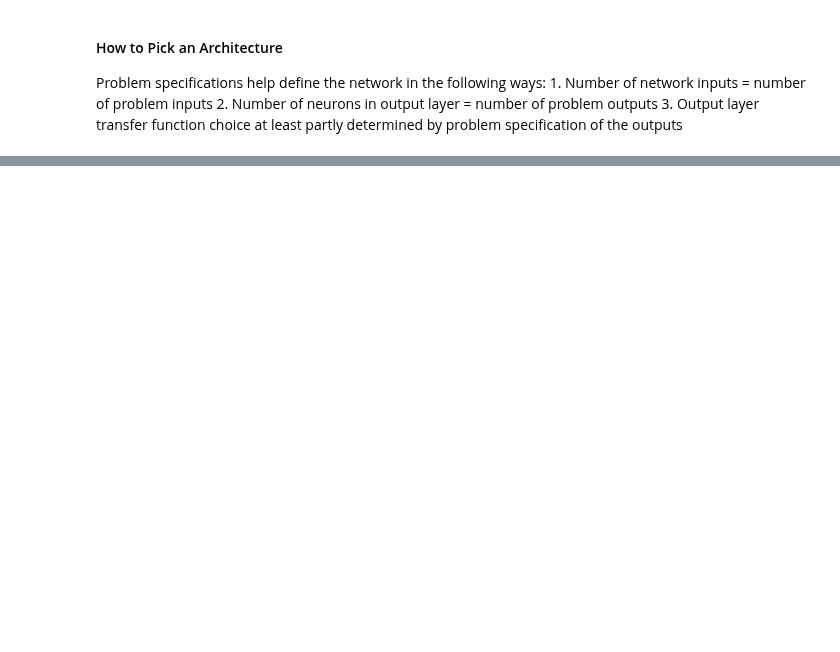
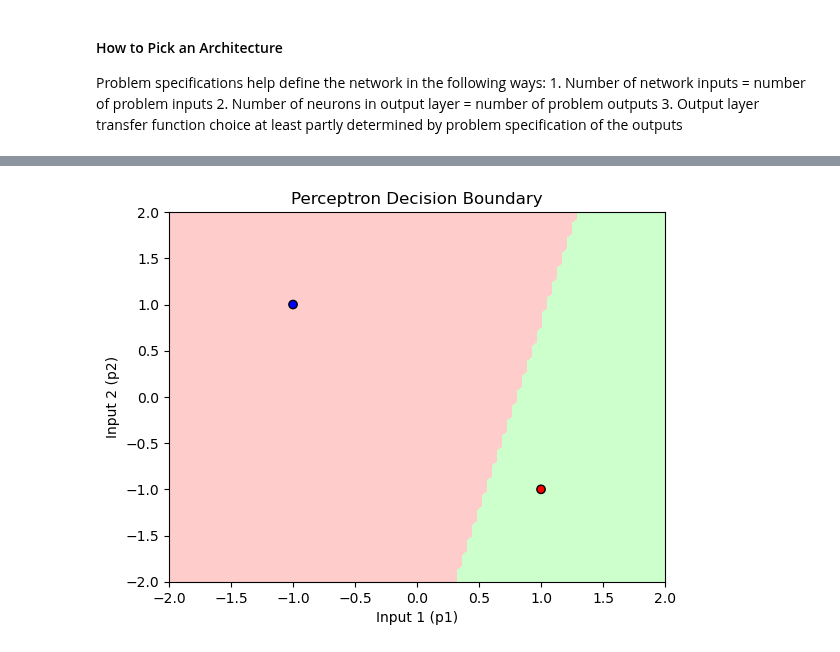
Before and after one commit to rocky115/DeepMythomatics, a Jupyter notebook: The_First_Chakra_Biswakarmaa/Chapter-1/Chapter1.2_The_Lavansagaar.ipynb, the cells around one changed output, grey strips where cells are left out. Drawn from its saved outputs; the diff is of its cells as text; code cells hidden in the pictures; blank space fills up the shorter version.

```diff
--- a/The_First_Chakra_Biswakarmaa/Chapter-1/Chapter1.2_The_Lavansagaar.ipynb
+++ b/The_First_Chakra_Biswakarmaa/Chapter-1/Chapter1.2_The_Lavansagaar.ipynb
@@ -113,0 +563,65 @@ Problem specifications help define the network in the following ways: 1. Number
+# %%
+import numpy as np
+import matplotlib.pyplot as plt
+
+# Hard limit function
+def hardlims(n):
+    return np.where(n >= 0, 1, -1)
+
+# Perceptron class
+class Perceptron:
+    def __init__(self, input_size):
+        # Initialize weights and bias for two inputs
+        self.W = np.random.randn(input_size)  # Randomly initialize weights
+        self.b = np.random.randn()            # Randomly initialize bias
+
+    # Forward pass: calculate the net input and apply the hard limit function
+    def forward(self, p):
+        n = np.dot(self.W, p) + self.b
+        return hardlims(n)
+
+    # Train the perceptron using simple rule
+    def train(self, data, labels, epochs=100, lr=0.1):
+        for _ in range(epochs):
+            for i in range(len(data)):
+                p = data[i]
+                a = self.forward(p)
+                error = labels[i] - a
+                # Update rule: W_new = W_old + learning_rate * error * input
+                self.W += lr * error * p
+                self.b += lr * error
+
+# Plot decision boundary
+def plot_decision_boundary(perceptron, data, labels):
+    # Create a grid of points in input space
+    x_min, x_max = -2, 2
+    y_min, y_max = -2, 2
+    xx, yy = np.meshgrid(np.linspace(x_min, x_max, 100), np.linspace(y_min, y_max, 100))
+
+    # Classify each point in the grid
+    Z = np.array([perceptron.forward(np.array([x, y])) for x, y in zip(np.ravel(xx), np.ravel(yy))])
+    Z = Z.reshape(xx.shape)
+
+    # Plot the decision boundary
+    plt.contourf(xx, yy, Z, levels=[-1, 0, 1], colors=['#ffcccc', '#ccffcc'])
+    plt.scatter(data[:, 0], data[:, 1], c=labels, cmap='bwr', edgecolors='k')
+    plt.title('Perceptron Decision Boundary')
+    plt.xlabel('Input 1 (p1)')
+    plt.ylabel('Input 2 (p2)')
+    plt.show()
+
+# Create dataset for apples and oranges
+def create_dataset():
+    data = np.array([[1, -1], [-1, 1]])  # Apples and Oranges
+    labels = np.array([1, -1])           # 1 for apple, -1 for orange
+    return data, labels
+
+# Initialize and train perceptron
+data, labels = create_dataset()
+perceptron = Perceptron(input_size=2)
+perceptron.train(data, labels, epochs=10, lr=0.1)
+
+# Plot the decision boundary
+plot_decision_boundary(perceptron, data, labels)
+# %% [output]
+[figure, added]
```
Also changed, not shown: parts of 7 cells of this notebook.
